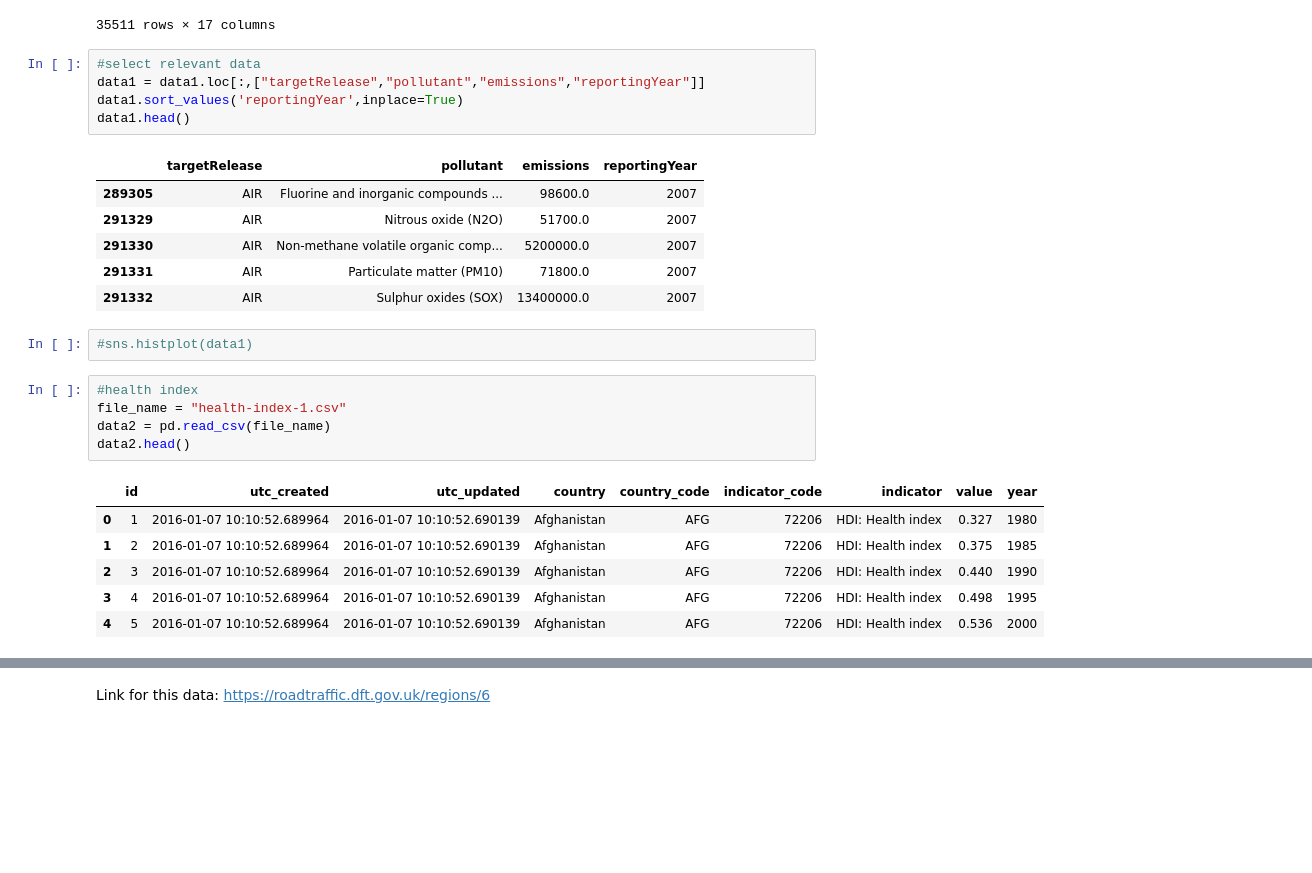
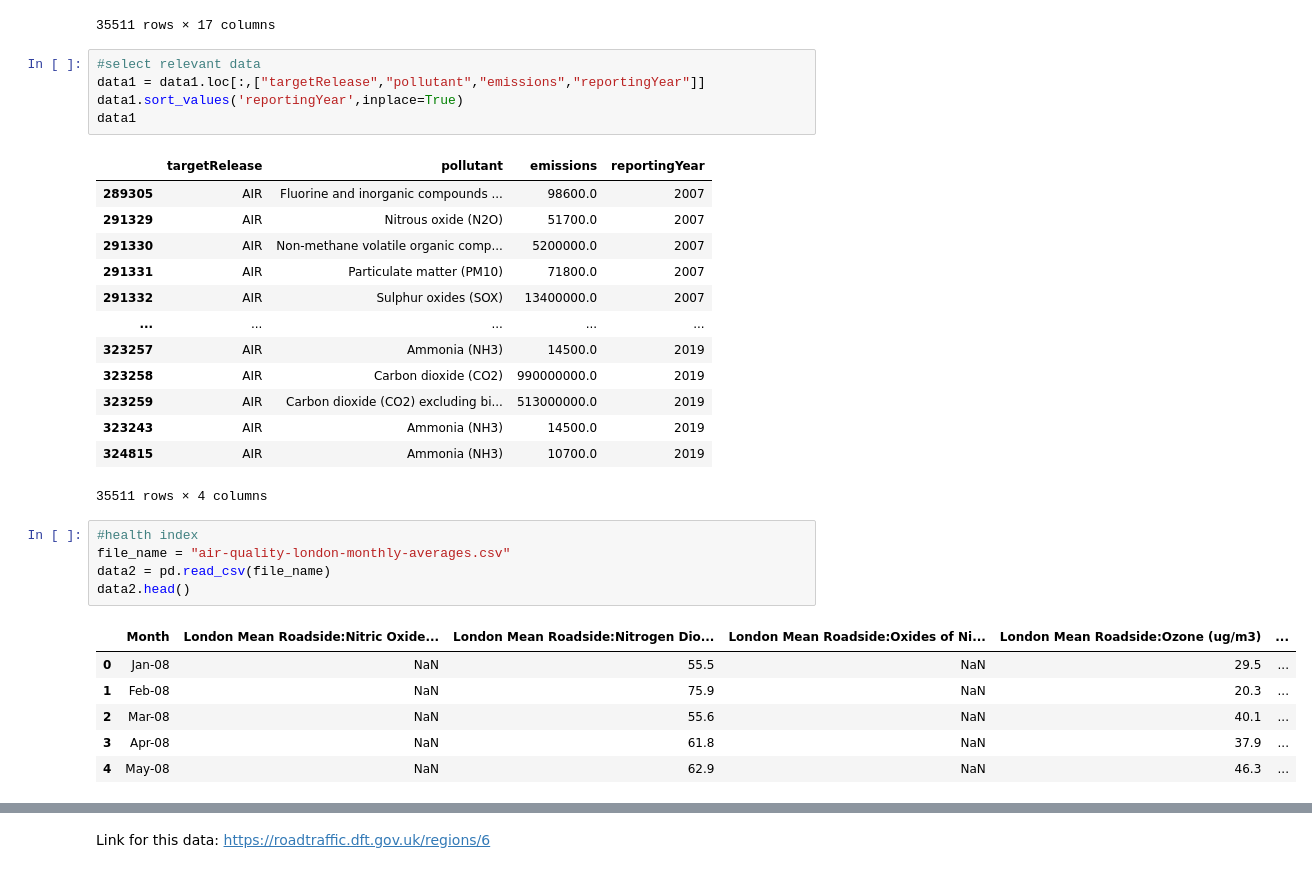
Before and after one commit to GuilhermeCasal/DataManagementFCD, a Jupyter notebook: env_analisys.ipynb, the cells around one changed output, grey strips where cells are left out. Drawn from its saved outputs; the diff is of its cells as text; blank space fills up the shorter version.

```diff
--- a/env_analisys.ipynb
+++ b/env_analisys.ipynb
@@ -36,7 +36,7 @@ data1
 #select relevant data
 data1 = data1.loc[:,["targetRelease","pollutant","emissions","reportingYear"]]
 data1.sort_values('reportingYear',inplace=True)
-data1.head()
+data1
 # %% [output]
 |  | targetRelease | pollutant | emissions | reportingYear |
 | 289305 | AIR | Fluorine and inorganic compounds ... | 98600.0 | 2007 |
@@ -44,17 +44,22 @@ data1.head()
 | 291330 | AIR | Non-methane volatile organic comp... | 5200000.0 | 2007 |
 | 291331 | AIR | Particulate matter (PM10) | 71800.0 | 2007 |
 | 291332 | AIR | Sulphur oxides (SOX) | 13400000.0 | 2007 |
+| ... | ... | ... | ... | ... |
+| 323257 | AIR | Ammonia (NH3) | 14500.0 | 2019 |
+| 323258 | AIR | Carbon dioxide (CO2) | 990000000.0 | 2019 |
+| 323259 | AIR | Carbon dioxide (CO2) excluding bi... | 513000000.0 | 2019 |
+| 323243 | AIR | Ammonia (NH3) | 14500.0 | 2019 |
+| 324815 | AIR | Ammonia (NH3) | 10700.0 | 2019 |
+35511 rows × 4 columns
-# %%
-#sns.histplot(data1)
 # %%
 #health index
-file_name = "health-index-1.csv"
+file_name = "air-quality-london-monthly-averages.csv"
 data2 = pd.read_csv(file_name)
 data2.head()
 # %% [output]
-|  | id | utc_created | utc_updated | country | country_code | indicator_code | indicator | value | year |
-| 0 | 1 | 2016-01-07 10:10:52.689964 | 2016-01-07 10:10:52.690139 | Afghanistan | AFG | 72206 | HDI: Health index | 0.327 | 1980 |
-| 1 | 2 | 2016-01-07 10:10:52.689964 | 2016-01-07 10:10:52.690139 | Afghanistan | AFG | 72206 | HDI: Health index | 0.375 | 1985 |
-| 2 | 3 | 2016-01-07 10:10:52.689964 | 2016-01-07 10:10:52.690139 | Afghanistan | AFG | 72206 | HDI: Health index | 0.440 | 1990 |
-| 3 | 4 | 2016-01-07 10:10:52.689964 | 2016-01-07 10:10:52.690139 | Afghanistan | AFG | 72206 | HDI: Health index | 0.498 | 1995 |
-| 4 | 5 | 2016-01-07 10:10:52.689964 | 2016-01-07 10:10:52.690139 | Afghanistan | AFG | 72206 | HDI: Health index | 0.536 | 2000 |
+|  | Month | London Mean Roadside:Nitric Oxide... | London Mean Roadside:Nitrogen Dio... | London Mean Roadside:Oxides of Ni... | London Mean Roadside:Ozone (ug/m3) | ... |
+| 0 | Jan-08 | NaN | 55.5 | NaN | 29.5 | ... |
+| 1 | Feb-08 | NaN | 75.9 | NaN | 20.3 | ... |
+| 2 | Mar-08 | NaN | 55.6 | NaN | 40.1 | ... |
+| 3 | Apr-08 | NaN | 61.8 | NaN | 37.9 | ... |
+| 4 | May-08 | NaN | 62.9 | NaN | 46.3 | ... |
```
Also changed, not shown: parts of 12 cells of this notebook.
